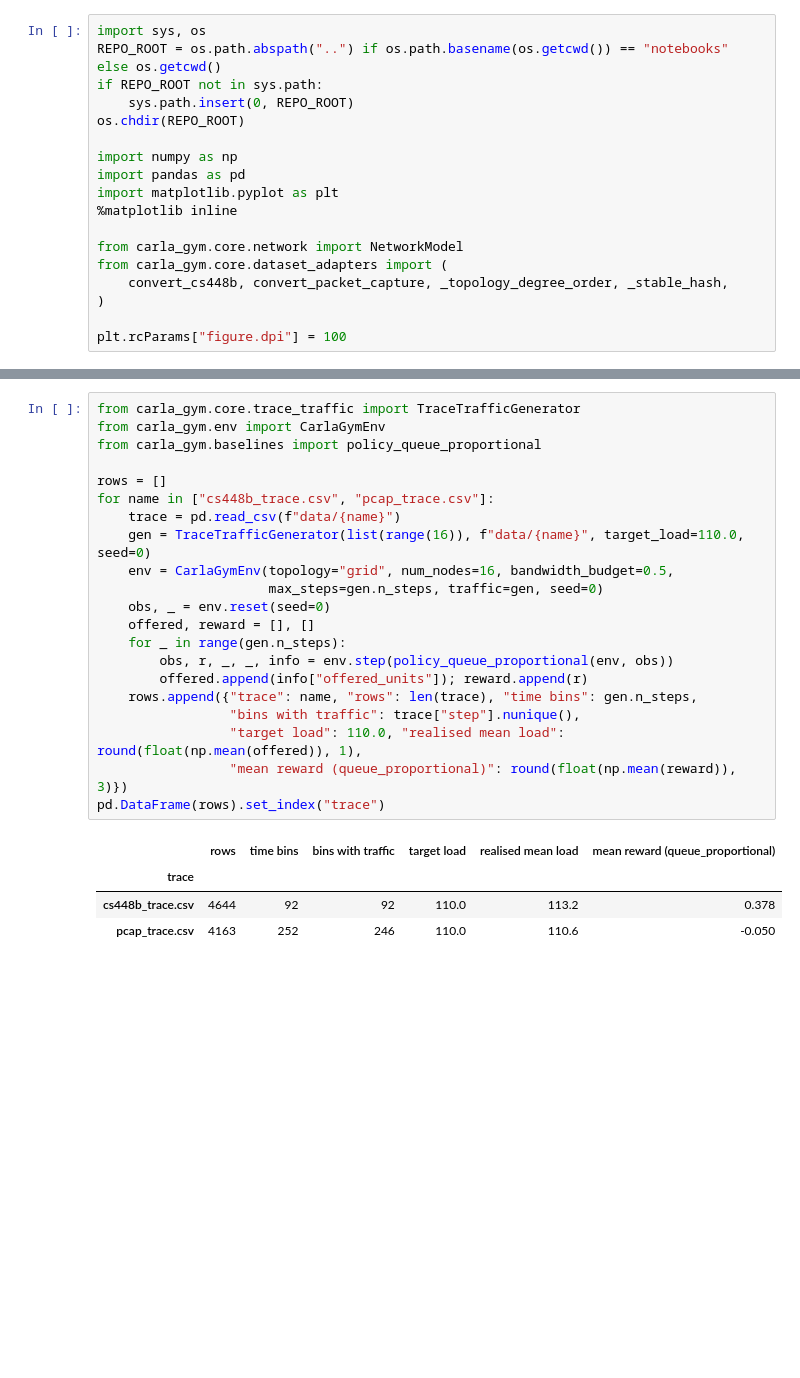
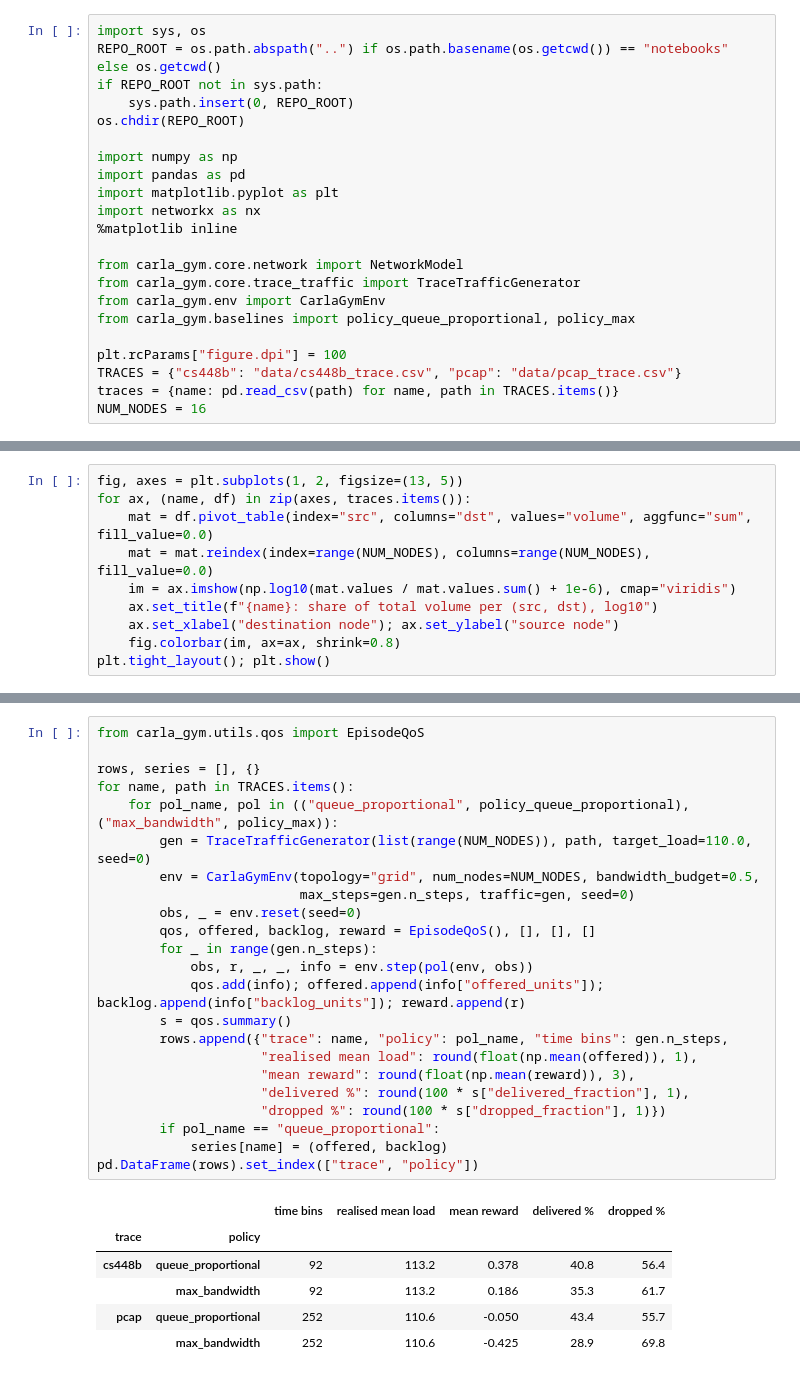
Before and after one commit to karix-project/congestgym-anon, a Jupyter notebook: notebooks/03_dataset_exploration.ipynb, the cells around one changed output, grey strips where cells are left out. Cells and saved outputs as stored; diff of their text form; blank space fills up the shorter version.

```diff
--- a/notebooks/03_dataset_exploration.ipynb
+++ b/notebooks/03_dataset_exploration.ipynb
@@ -17,11 +24,15 @@ os.chdir(REPO_ROOT)
 import numpy as np
 import pandas as pd
 import matplotlib.pyplot as plt
+import networkx as nx
 %matplotlib inline
 
 from carla_gym.core.network import NetworkModel
-from carla_gym.core.dataset_adapters import (
-    convert_cs448b, convert_packet_capture, _topology_degree_order, _stable_hash,
-)
+from carla_gym.core.trace_traffic import TraceTrafficGenerator
+from carla_gym.env import CarlaGymEnv
+from carla_gym.baselines import policy_queue_proportional, policy_max
 
 plt.rcParams["figure.dpi"] = 100
+TRACES = {"cs448b": "data/cs448b_trace.csv", "pcap": "data/pcap_trace.csv"}
+traces = {name: pd.read_csv(path) for name, path in TRACES.items()}
+NUM_NODES = 16
@@ -194,0 +92,10 @@ over every time bin (empty ones included), equals `target_load`.
+# %%
+fig, axes = plt.subplots(1, 2, figsize=(13, 5))
+for ax, (name, df) in zip(axes, traces.items()):
+    mat = df.pivot_table(index="src", columns="dst", values="volume", aggfunc="sum", fill_value=0.0)
+    mat = mat.reindex(index=range(NUM_NODES), columns=range(NUM_NODES), fill_value=0.0)
+    im = ax.imshow(np.log10(mat.values / mat.values.sum() + 1e-6), cmap="viridis")
+    ax.set_title(f"{name}: share of total volume per (src, dst), log10")
+    ax.set_xlabel("destination node"); ax.set_ylabel("source node")
+    fig.colorbar(im, ax=ax, shrink=0.8)
+plt.tight_layout(); plt.show()
@@ -195,26 +148,30 @@ over every time bin (empty ones included), equals `target_load`.
 # %%
-from carla_gym.core.trace_traffic import TraceTrafficGenerator
-from carla_gym.env import CarlaGymEnv
-from carla_gym.baselines import policy_queue_proportional
+from carla_gym.utils.qos import EpisodeQoS
 
-rows = []
-for name in ["cs448b_trace.csv", "pcap_trace.csv"]:
-    trace = pd.read_csv(f"data/{name}")
-    gen = TraceTrafficGenerator(list(range(16)), f"data/{name}", target_load=110.0, seed=0)
-    env = CarlaGymEnv(topology="grid", num_nodes=16, bandwidth_budget=0.5,
-                      max_steps=gen.n_steps, traffic=gen, seed=0)
-    obs, _ = env.reset(seed=0)
-    offered, reward = [], []
-    for _ in range(gen.n_steps):
-        obs, r, _, _, info = env.step(policy_queue_proportional(env, obs))
-        offered.append(info["offered_units"]); reward.append(r)
-    rows.append({"trace": name, "rows": len(trace), "time bins": gen.n_steps,
-                 "bins with traffic": trace["step"].nunique(),
-                 "target load": 110.0, "realised mean load": round(float(np.mean(offered)), 1),
-                 "mean reward (queue_proportional)": round(float(np.mean(reward)), 3)})
-pd.DataFrame(rows).set_index("trace")
+rows, series = [], {}
+for name, path in TRACES.items():
+    for pol_name, pol in (("queue_proportional", policy_queue_proportional), ("max_bandwidth", policy_max)):
+        gen = TraceTrafficGenerator(list(range(NUM_NODES)), path, target_load=110.0, seed=0)
+        env = CarlaGymEnv(topology="grid", num_nodes=NUM_NODES, bandwidth_budget=0.5,
+                          max_steps=gen.n_steps, traffic=gen, seed=0)
+        obs, _ = env.reset(seed=0)
+        qos, offered, backlog, reward = EpisodeQoS(), [], [], []
+        for _ in range(gen.n_steps):
+            obs, r, _, _, info = env.step(pol(env, obs))
+            qos.add(info); offered.append(info["offered_units"]); backlog.append(info["backlog_units"]); reward.append(r)
+        s = qos.summary()
+        rows.append({"trace": name, "policy": pol_name, "time bins": gen.n_steps,
+                     "realised mean load": round(float(np.mean(offered)), 1),
+                     "mean reward": round(float(np.mean(reward)), 3),
+                     "delivered %": round(100 * s["delivered_fraction"], 1),
+                     "dropped %": round(100 * s["dropped_fraction"], 1)})
+        if pol_name == "queue_proportional":
+            series[name] = (offered, backlog)
+pd.DataFrame(rows).set_index(["trace", "policy"])
 # %% [output]
-|  | rows | time bins | bins with traffic | target load | realised mean load | mean reward (queue_proportional) |
-| trace |  |  |  |  |  |  |
-| cs448b_trace.csv | 4644 | 92 | 92 | 110.0 | 113.2 | 0.378 |
-| pcap_trace.csv | 4163 | 252 | 246 | 110.0 | 110.6 | -0.050 |
+|  |  | time bins | realised mean load | mean reward | delivered % | dropped % |
+| trace | policy |  |  |  |  |  |
+| cs448b | queue_proportional | 92 | 113.2 | 0.378 | 40.8 | 56.4 |
+|  | max_bandwidth | 92 | 113.2 | 0.186 | 35.3 | 61.7 |
+| pcap | queue_proportional | 252 | 110.6 | -0.050 | 43.4 | 55.7 |
+|  | max_bandwidth | 252 | 110.6 | -0.425 | 28.9 | 69.8 |
```
Also changed, not shown: parts of 24 cells of this notebook, 14 other files.
